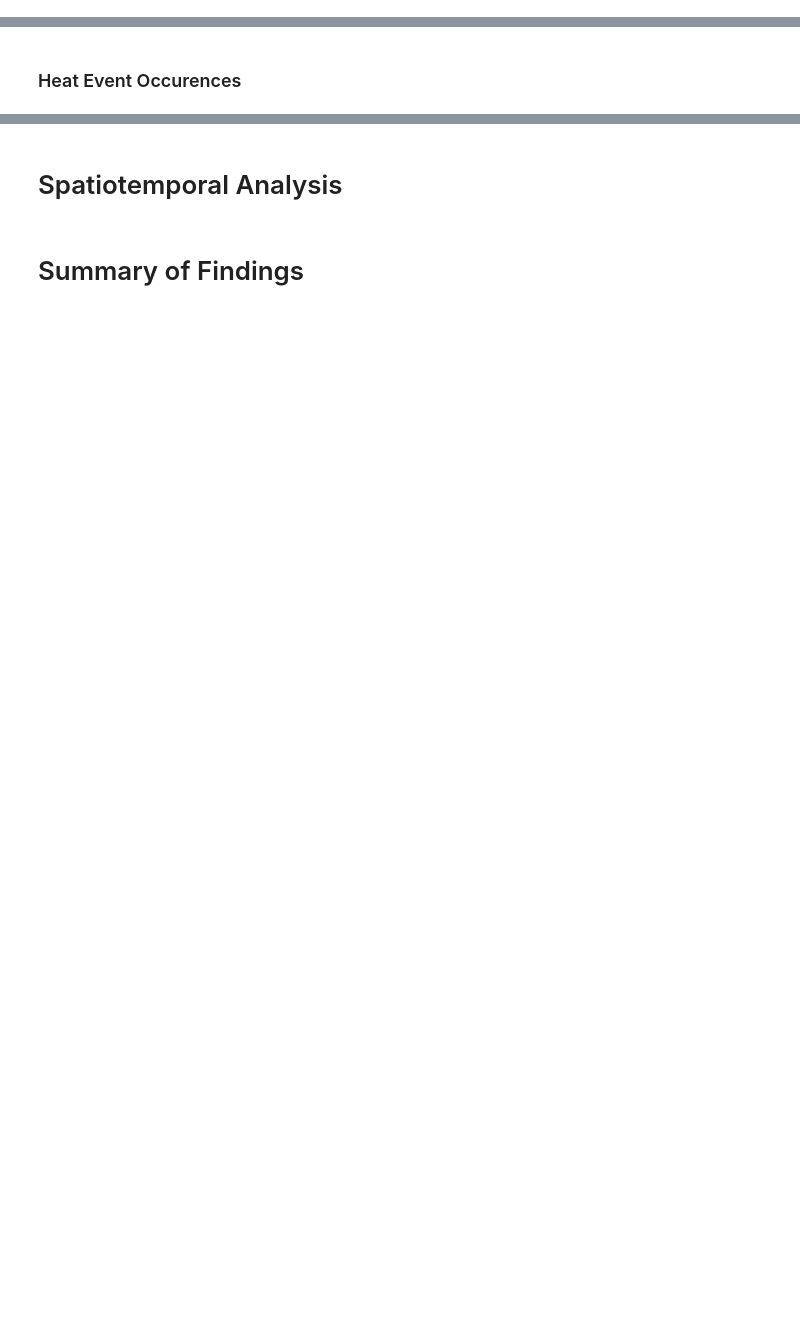
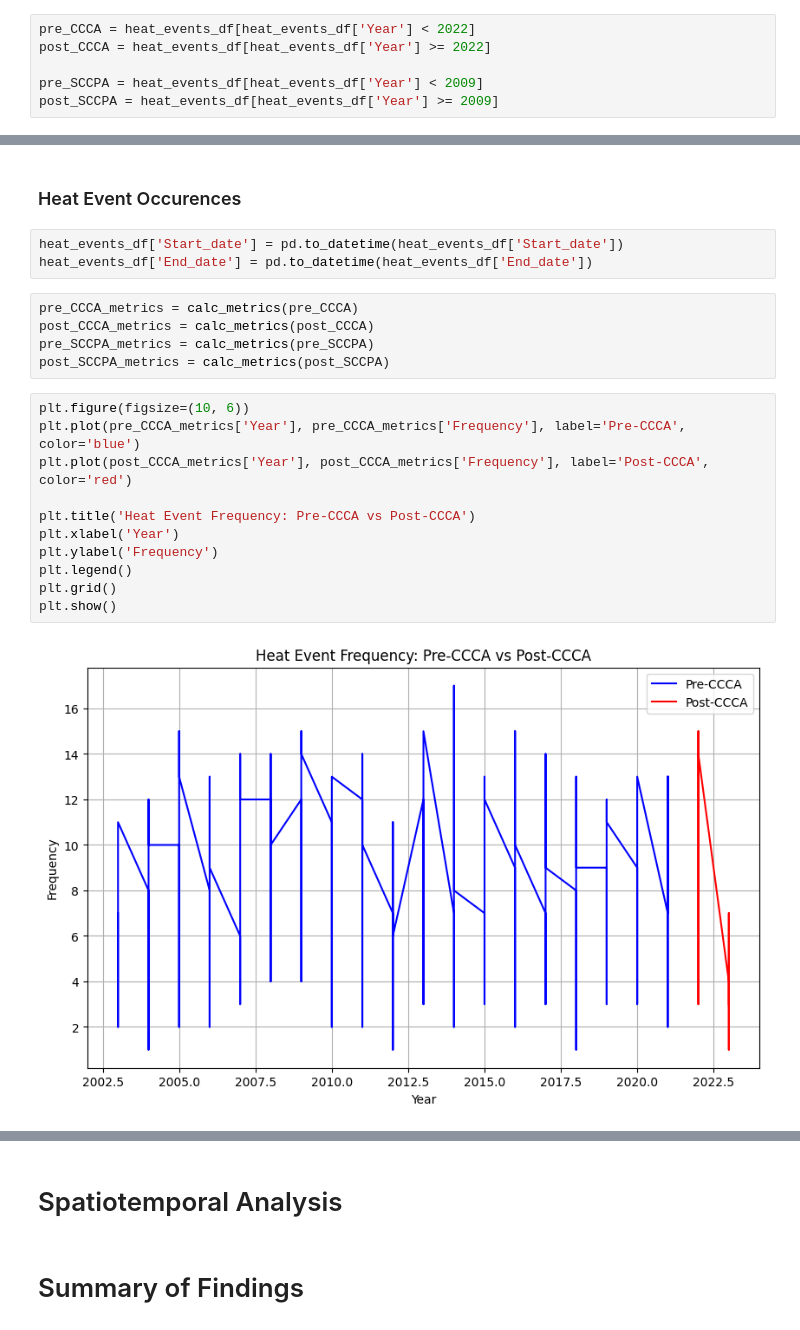
Before and after one commit to lizbethkr/PHIT-Project-1, a Jupyter notebook: notebooks/07_policy_changes.ipynb, the cells around one changed output, grey strips where cells are left out. Saved outputs shown, nothing was run; the diff lists cells and outputs as text; blank space fills up the shorter version.

```diff
--- a/notebooks/07_policy_changes.ipynb
+++ b/notebooks/07_policy_changes.ipynb
@@ -59,5 +75,11 @@ Name pre and post policy periods for the data
 # %% [markdown]
 ### Filter Data for time periods
+# %%
+pre_CCCA = heat_events_df[heat_events_df['Year'] < 2022]
+post_CCCA = heat_events_df[heat_events_df['Year'] >= 2022]
+
+pre_SCCPA = heat_events_df[heat_events_df['Year'] < 2009]
+post_SCCPA = heat_events_df[heat_events_df['Year'] >= 2009]
 # %% [markdown]
 # Temporal Analysis of Temperature Trends and Heat Event Occurrences
 # %% [markdown]
@@ -65,2 +188,23 @@ Name pre and post policy periods for the data
 # %% [markdown]
 ### Heat Event Occurences
+# %%
+heat_events_df['Start_date'] = pd.to_datetime(heat_events_df['Start_date'])
+heat_events_df['End_date'] = pd.to_datetime(heat_events_df['End_date'])
+# %%
+pre_CCCA_metrics = calc_metrics(pre_CCCA)
+post_CCCA_metrics = calc_metrics(post_CCCA)
+pre_SCCPA_metrics = calc_metrics(pre_SCCPA)
+post_SCCPA_metrics = calc_metrics(post_SCCPA)
+# %%
+plt.figure(figsize=(10, 6))
+plt.plot(pre_CCCA_metrics['Year'], pre_CCCA_metrics['Frequency'], label='Pre-CCCA', color='blue')
+plt.plot(post_CCCA_metrics['Year'], post_CCCA_metrics['Frequency'], label='Post-CCCA', color='red')
+
+plt.title('Heat Event Frequency: Pre-CCCA vs Post-CCCA')
+plt.xlabel('Year')
+plt.ylabel('Frequency')
+plt.legend()
+plt.grid()
+plt.show()
+# %% [output]
+[figure, added]
```
Also changed, not shown: parts of 8 cells of this notebook, 23 other files.
